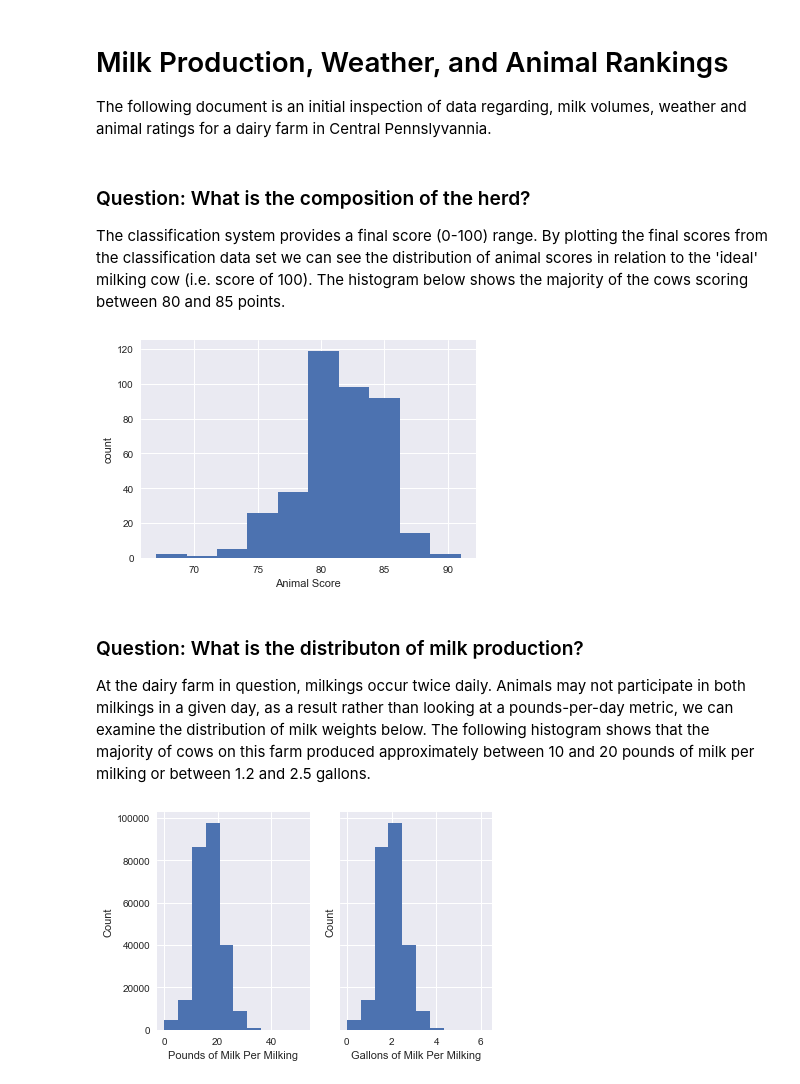
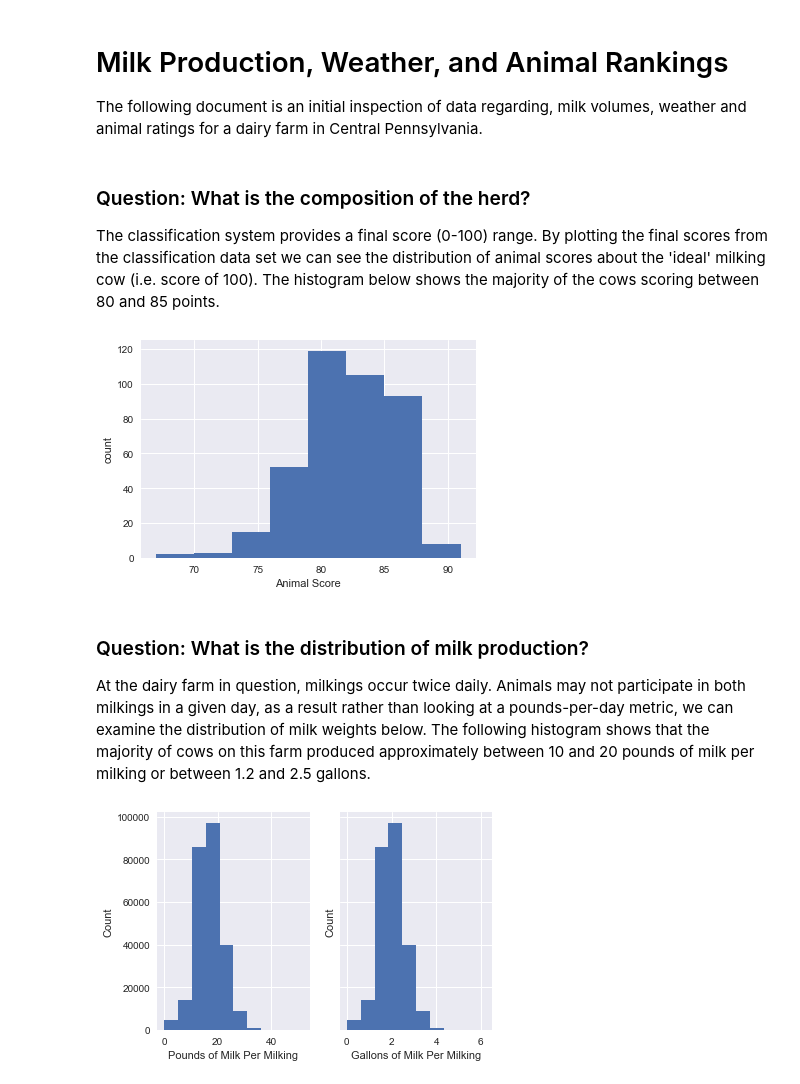
Before and after one commit to falaktheoptimist/happy-cows, a Jupyter notebook: notebooks/weather_and_milk_production.ipynb, the cells around one changed output. Cells and saved outputs as stored; diff of their text form; code cells hidden in the pictures.

Commit message:
Updated Notebook For Initial Submission (#15)
* initial visuals updated

* updated text, visuals, and follow-on questions

```diff
--- a/notebooks/weather_and_milk_production.ipynb
+++ b/notebooks/weather_and_milk_production.ipynb
@@ -1,7 +1,7 @@
 # %% [markdown]
 # Milk Production, Weather, and Animal Rankings
 
-The following document is an initial inspection of data regarding, milk volumes, weather and animal ratings for a dairy farm in Central Pennslyvannia.
+The following document is an initial inspection of data regarding, milk volumes, weather and animal ratings for a dairy farm in Central Pennsylvania.
 # %%
 import sys
 sys.path.insert(0, '../scripts')
@@ -21,20 +22,20 @@ with engine.connect() as con:
 # %% [markdown]
 ### Question: What is the composition of the herd?
 
-The classification system provides a final score (0-100) range.  By plotting the final scores from the classification data set we can see the distribution of animal scores in relation to the 'ideal' milking cow (i.e. score of 100).  The histogram below shows the majority of the cows scoring between 80 and 85 points.
+The classification system provides a final score (0-100) range. By plotting the final scores from the classification data set we can see the distribution of animal scores about the 'ideal' milking cow (i.e. score of 100). The histogram below shows the majority of the cows scoring between 80 and 85 points.
 # %%
 # Reindex to each cow and date combination
 c = classification.set_index(['animal_id', 'date'])
 
 sns.set()
-plt.hist(c['final_score'].dropna())
+plt.hist(c['final_score'].dropna(), bins=8)
 plt.xlabel('Animal Score')
 plt.ylabel('count')
 plt.show()
 # %% [output]
-[figure, old version]
+[figure, new version]
 # %% [markdown]
-### Question:  What is the distributon of milk production?
+### Question: What is the distribution of milk production?
 
 At the dairy farm in question, milkings occur twice daily.  Animals may not participate in both milkings in a given day, as a result rather than looking at a pounds-per-day metric, we can examine the distribution of milk weights below.  The following histogram shows that the majority of cows on this farm produced approximately between 10 and 20 pounds of milk per milking or between 1.2 and 2.5 gallons.
 # %%
```
Also changed, not shown: parts of 16 cells of this notebook, 2 other files.
